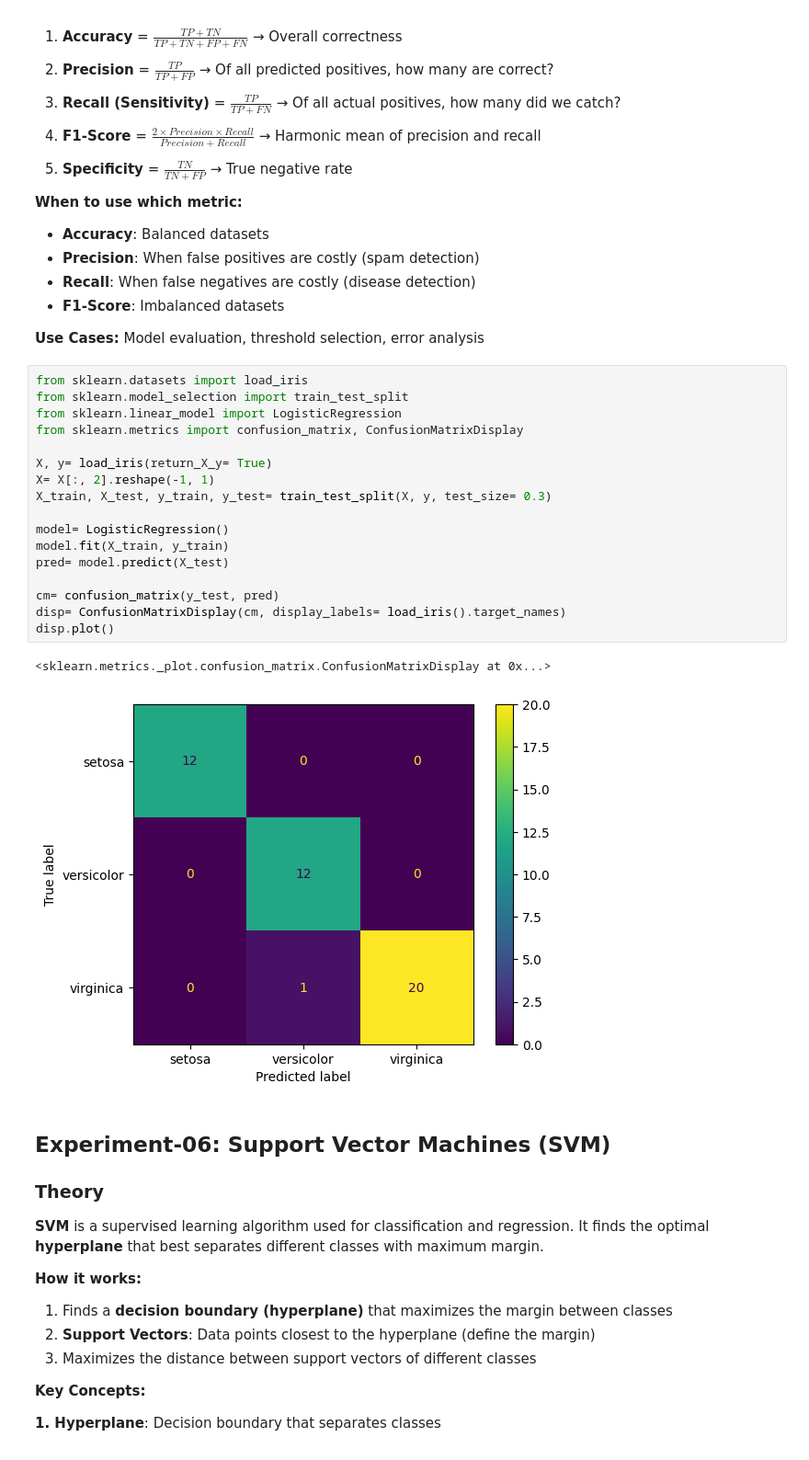
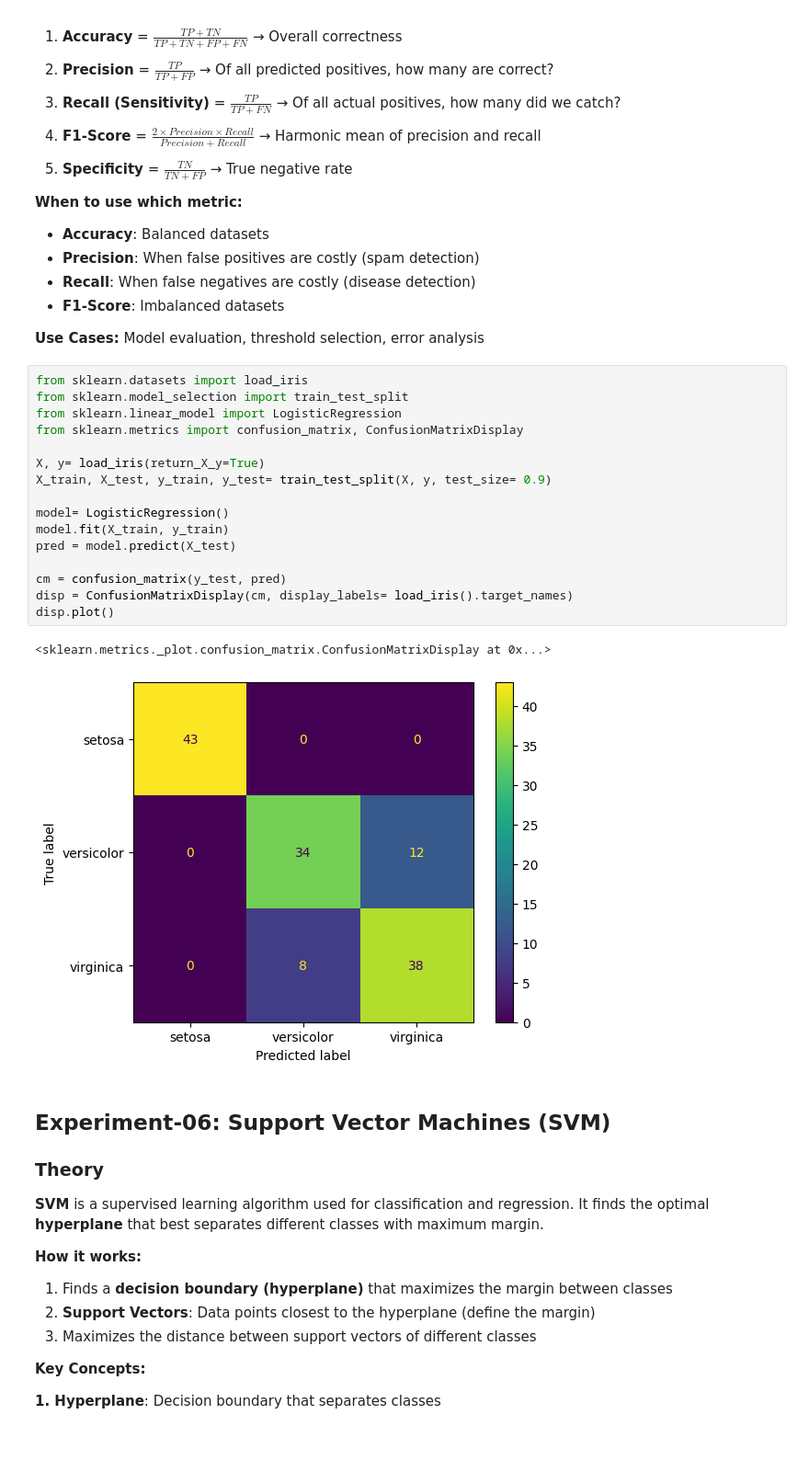
Before and after one commit to Radical-Ghost/BE, a Jupyter notebook: Sem 7/ML/all_in_one.ipynb, the cells around one changed output. Shown at 92% size. Cells and saved outputs as stored; diff of their text form.

```diff
--- a/Sem 7/ML/all_in_one.ipynb
+++ b/Sem 7/ML/all_in_one.ipynb
@@ -277,26 +278,25 @@ weighted avg       0.94      0.93      0.93        45
 - **F1-Score**: Imbalanced datasets
 
 **Use Cases:** Model evaluation, threshold selection, error analysis
-# %%
-from sklearn.datasets import load_iris
-from sklearn.model_selection import train_test_split
-from sklearn.linear_model import LogisticRegression
-from sklearn.metrics import confusion_matrix, ConfusionMatrixDisplay
-
-X, y= load_iris(return_X_y= True)
-X= X[:, 2].reshape(-1, 1)
-X_train, X_test, y_train, y_test= train_test_split(X, y, test_size= 0.3)
-
-model= LogisticRegression()
-model.fit(X_train, y_train)
-pred= model.predict(X_test)
-
-cm= confusion_matrix(y_test, pred)
-disp= ConfusionMatrixDisplay(cm, display_labels= load_iris().target_names)
-disp.plot()
-# %% [output]
-<sklearn.metrics._plot.confusion_matrix.ConfusionMatrixDisplay at 0x...>
-[figure, removed]
+# %%
+from sklearn.datasets import load_iris
+from sklearn.model_selection import train_test_split
+from sklearn.linear_model import LogisticRegression
+from sklearn.metrics import confusion_matrix, ConfusionMatrixDisplay
+
+X, y= load_iris(return_X_y=True)
+X_train, X_test, y_train, y_test= train_test_split(X, y, test_size= 0.9)
+
+model= LogisticRegression()
+model.fit(X_train, y_train)
+pred = model.predict(X_test)
+
+cm = confusion_matrix(y_test, pred)
+disp = ConfusionMatrixDisplay(cm, display_labels= load_iris().target_names)
+disp.plot()
+# %% [output]
+<sklearn.metrics._plot.confusion_matrix.ConfusionMatrixDisplay at 0x...>
+[figure, added]
 # %% [markdown]
 ## Experiment-06: Support Vector Machines (SVM)
 
```
Also changed, not shown: parts of 3 cells of this notebook.
